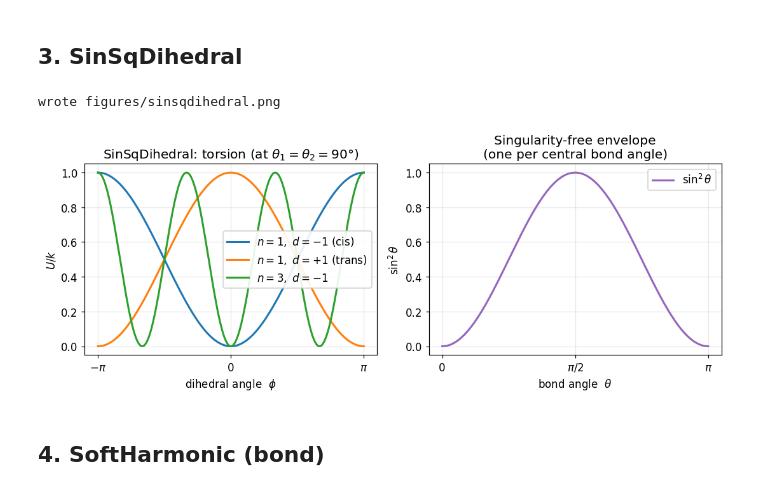
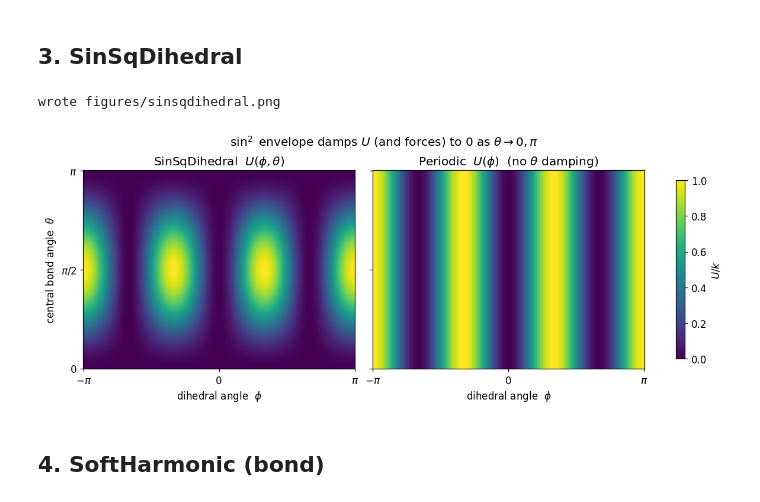
Before and after one commit to glab-vbc/hoomd-glab-plugins, a Jupyter notebook: docs/energy_landscapes.ipynb, the cells around one changed output. Cells and saved outputs as stored; diff of their text form; code cells hidden in the pictures.

```diff
--- a/docs/energy_landscapes.ipynb
+++ b/docs/energy_landscapes.ipynb
@@ -97,29 +97,39 @@ wrote figures/directorpair.png
 [figure]
 # %% [markdown]
 ## 3. SinSqDihedral
-# %%
-# U = (k/2)(1 + d cos(n*phi - phi0)) * sin^2 t1 * sin^2 t2
-phi = np.linspace(-np.pi, np.pi, 500)
-fig, (a1, a2) = plt.subplots(1, 2, figsize=(10.0, 4.0))
-for (n, d, phi0, label), c in zip(
-    [(1, -1, 0.0, r"$n{=}1,\ d{=}{-}1$ (cis)"),
-     (1, 1, 0.0, r"$n{=}1,\ d{=}{+}1$ (trans)"),
-     (3, -1, 0.0, r"$n{=}3,\ d{=}{-}1$")], C):
-    a1.plot(phi, 0.5 * (1 + d * np.cos(n * phi - phi0)), color=c, label=label)  # sin^2 = 1
-a1.set_xticks([-np.pi, 0, np.pi]); a1.set_xticklabels([r"$-\pi$", "0", r"$\pi$"])
-a1.set_title(r"SinSqDihedral: torsion (at $\theta_1{=}\theta_2{=}90°$)")
-a1.set_xlabel(r"dihedral angle  $\phi$"); a1.set_ylabel(r"$U / k$"); a1.legend()
-
-th = np.linspace(0, np.pi, 300)
-a2.plot(th, np.sin(th) ** 2, color=C[4], label=r"$\sin^2\theta$")
-a2.set_xticks([0, np.pi / 2, np.pi]); a2.set_xticklabels(["0", r"$\pi/2$", r"$\pi$"])
-a2.set_title("Singularity-free envelope\n(one per central bond angle)")
-a2.set_xlabel(r"bond angle  $\theta$"); a2.set_ylabel(r"$\sin^2\theta$"); a2.legend()
-save(fig, "sinsqdihedral.png")
-plt.show()
-# %% [output]
-wrote figures/sinsqdihedral.png
-[figure, removed]
+# %%
+# SinSqDihedral is singularity-free: the periodic torsion is multiplied by
+# sin^2(theta_abc) * sin^2(theta_bcd). A 2D map over (dihedral phi, central bond
+# angle theta) shows the sin^2 envelope damping the energy -- and, crucially, the
+# forces -- to zero at collinear geometries (theta -> 0, pi). The standard Periodic
+# dihedral has no such damping and its forces diverge there.
+n, d, phi0, k = 3, -1, 0.0, 1.0
+phi = np.linspace(-np.pi, np.pi, 300)
+th = np.linspace(0, np.pi, 300)
+PHI, TH = np.meshgrid(phi, th)
+torsion = 0.5 * k * (1 + d * np.cos(n * PHI - phi0))
+U_sinsq = torsion * np.sin(TH) ** 2   # theta_bcd fixed at 90 deg (sin^2 = 1)
+U_periodic = torsion                  # standard Periodic dihedral: no theta damping
+
+fig, (a1, a2) = plt.subplots(1, 2, figsize=(10.5, 4.2), sharey=True, constrained_layout=True)
+vmax = float(U_periodic.max())
+for ax, Z, title in [(a1, U_sinsq, r"SinSqDihedral  $U(\phi,\theta)$"),
+                     (a2, U_periodic, r"Periodic  $U(\phi)$  (no $\theta$ damping)")]:
+    pc = ax.pcolormesh(phi, th, Z, cmap="viridis", vmin=0, vmax=vmax, shading="auto")
+    ax.grid(False)
+    ax.set_xlabel(r"dihedral angle  $\phi$")
+    ax.set_xticks([-np.pi, 0, np.pi]); ax.set_xticklabels([r"$-\pi$", "0", r"$\pi$"])
+    ax.set_title(title)
+a1.set_ylabel(r"central bond angle  $\theta$")
+a1.set_yticks([0, np.pi / 2, np.pi]); a1.set_yticklabels(["0", r"$\pi/2$", r"$\pi$"])
+fig.colorbar(pc, ax=[a1, a2], label=r"$U / k$", shrink=0.9)
+fig.suptitle(r"$\sin^2$ envelope damps $U$ (and forces) to 0 as $\theta \to 0,\pi$")
+fig.savefig(os.path.join(FIGDIR, "sinsqdihedral.png"), bbox_inches="tight")
+print("wrote", os.path.join(FIGDIR, "sinsqdihedral.png"))
+plt.show()
+# %% [output]
+wrote figures/sinsqdihedral.png
+[figure, added]
 # %% [markdown]
 ## 4. SoftHarmonic (bond)
 # %%
```
Also changed, not shown: 3 other files.
